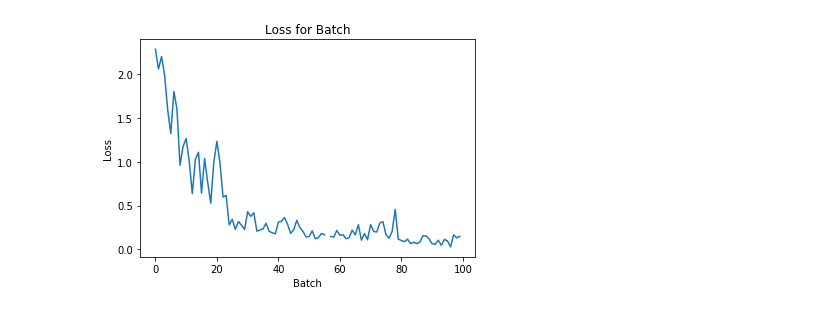
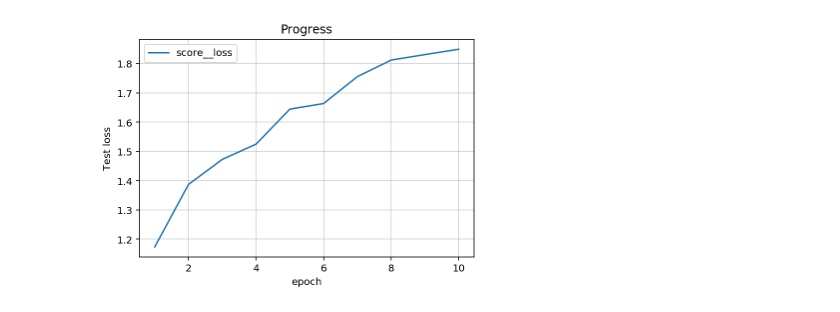
Before and after one commit to stsievert/adadamp, a Jupyter notebook: notebooks/DaskClassifier-Visualize.ipynb, the cells around one changed output. Drawn from its saved outputs; the diff is of its cells as text; code cells hidden in the pictures.

```diff
--- a/notebooks/DaskClassifier-Visualize.ipynb
+++ b/notebooks/DaskClassifier-Visualize.ipynb
@@ -6,3 +7,8 @@ import matplotlib.pyplot as plt
 # %%
-with open('./stats_10epoch.json', 'r') as fp:
+with open('./stats.json', 'r') as fp:
     data = json.load(fp)
+
+hist = data.pop("history")
+params = data.pop("params")
+assert data == {}
+df = pd.DataFrame(hist)
@@ -69,6 +15,8 @@ plot(accs, 'Batch', 'Loss', 'Loss for Batch')
-# %%
-# Loss over time
-accs = [pt['loss'] for pt in batch][:100]
-plot(accs, 'Batch', 'Loss', 'Loss for Batch')
-# %% [output]
-[figure, removed]
+# %%
+fig, ax = plt.subplots()
+df.plot(x="epoch", y="score__loss", ax=ax)
+ax.set_title("Progress")
+ax.set_ylabel("Test loss")
+ax.grid(alpha=0.6)
+# %% [output]
+[figure, added]
```
Also changed, not shown: parts of 14 cells of this notebook, 2 other files.
